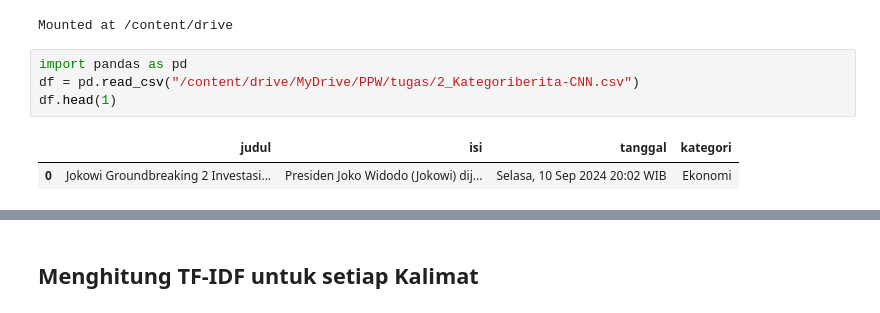
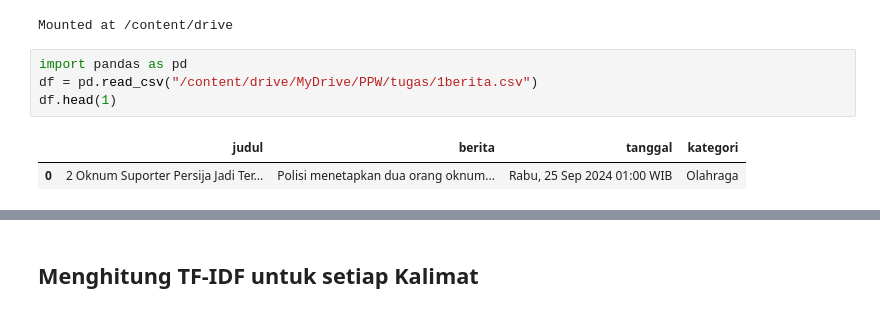
Before and after one commit to RahmaNhz/PPW, a Jupyter notebook: _sources/RingkasBerita.ipynb, the cells around one changed output, grey strips where cells are left out. Saved outputs shown, nothing was run; the diff lists cells and outputs as text.

```diff
--- a/_sources/RingkasBerita.ipynb
+++ b/_sources/RingkasBerita.ipynb
@@ -17,11 +17,11 @@ drive.mount('/content/drive')
 Mounted at /content/drive
 # %%
 import pandas as pd
-df = pd.read_csv("/content/drive/MyDrive/PPW/tugas/2_Kategoriberita-CNN.csv")
+df = pd.read_csv("/content/drive/MyDrive/PPW/tugas/1berita.csv")
 df.head(1)
 # %% [output]
-|  | judul | isi | tanggal | kategori |
-| 0 | Jokowi Groundbreaking 2 Investasi... | Presiden Joko Widodo (Jokowi) dij... | Selasa, 10 Sep 2024 20:02 WIB | Ekonomi |
+|  | judul | berita | tanggal | kategori |
+| 0 | 2 Oknum Suporter Persija Jadi Ter... | Polisi menetapkan dua orang oknum... | Rabu, 25 Sep 2024 01:00 WIB | Olahraga |
 # %%
 import nltk
 nltk.download('punkt')
```
Also changed, not shown: parts of 6 cells of this notebook, 21 other files.
